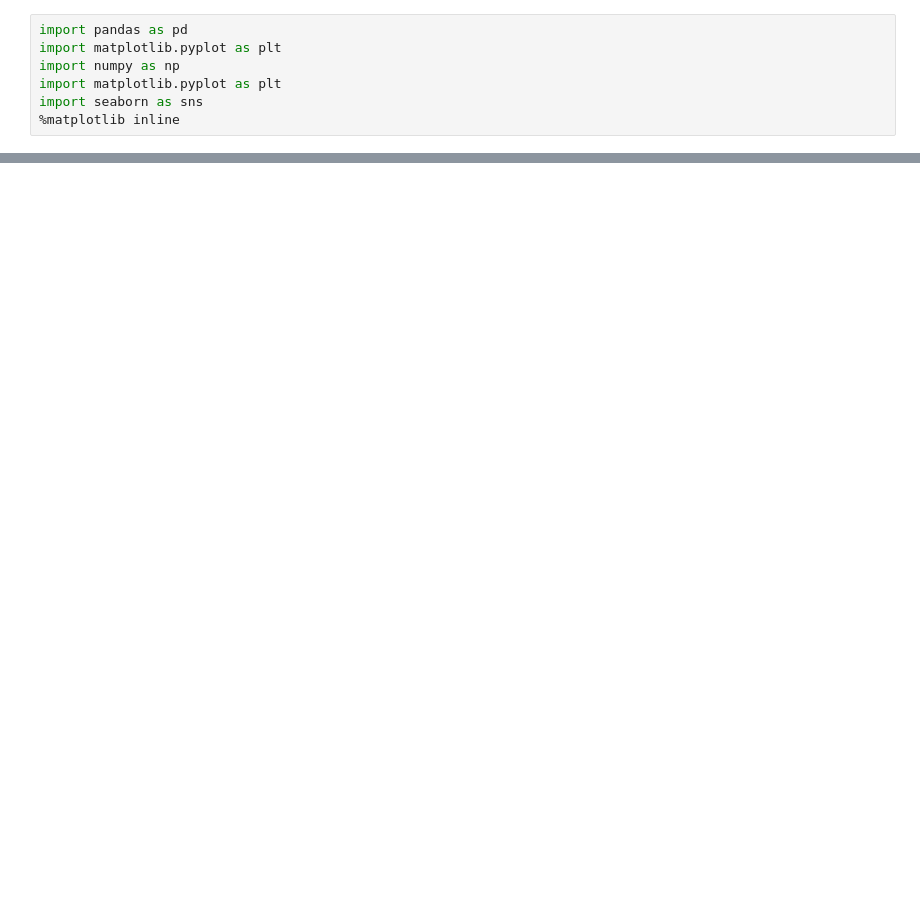
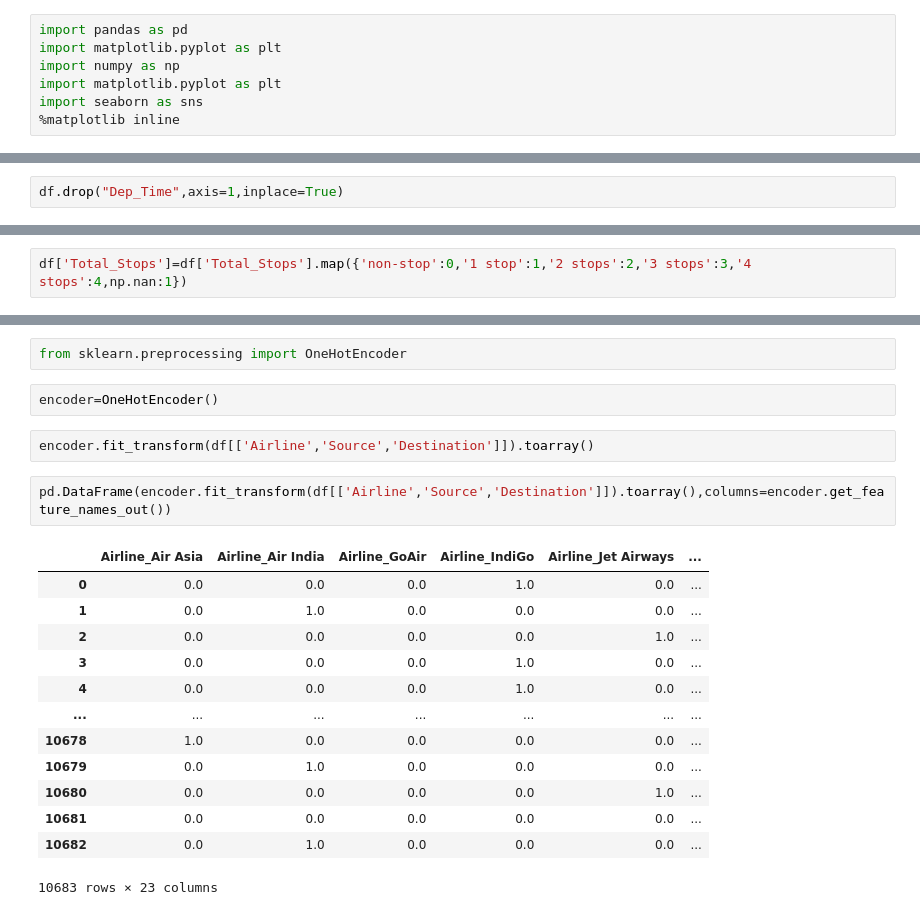
Before and after one commit to Mallesh-49/FLIGHT_PRICE_EDA, a Jupyter notebook: flight_price_EDA.ipynb, the cells around one changed output, grey strips where cells are left out. Cells and saved outputs as stored; diff of their text form; blank space fills up the shorter version.

```diff
--- a/flight_price_EDA.ipynb
+++ b/flight_price_EDA.ipynb
@@ -12,0 +232,2 @@ ImportError: Missing optional dependency 'openpyxl'.  Use pip or conda to instal
+# %%
+df.drop("Dep_Time",axis=1,inplace=True)
@@ -12,0 +249,2 @@ ImportError: Missing optional dependency 'openpyxl'.  Use pip or conda to instal
+# %%
+df['Total_Stops']=df['Total_Stops'].map({'non-stop':0,'1 stop':1,'2 stops':2,'3 stops':3,'4 stops':4,np.nan:1})
@@ -12,0 +295,22 @@ ImportError: Missing optional dependency 'openpyxl'.  Use pip or conda to instal
+# %%
+from sklearn.preprocessing import OneHotEncoder
+# %%
+encoder=OneHotEncoder()
+# %%
+encoder.fit_transform(df[['Airline','Source','Destination']]).toarray()
+# %%
+pd.DataFrame(encoder.fit_transform(df[['Airline','Source','Destination']]).toarray(),columns=encoder.get_feature_names_out())
+# %% [output]
+|  | Airline_Air Asia | Airline_Air India | Airline_GoAir | Airline_IndiGo | Airline_Jet Airways | ... |
+| 0 | 0.0 | 0.0 | 0.0 | 1.0 | 0.0 | ... |
+| 1 | 0.0 | 1.0 | 0.0 | 0.0 | 0.0 | ... |
+| 2 | 0.0 | 0.0 | 0.0 | 0.0 | 1.0 | ... |
+| 3 | 0.0 | 0.0 | 0.0 | 1.0 | 0.0 | ... |
+| 4 | 0.0 | 0.0 | 0.0 | 1.0 | 0.0 | ... |
+| ... | ... | ... | ... | ... | ... | ... |
+| 10678 | 1.0 | 0.0 | 0.0 | 0.0 | 0.0 | ... |
+| 10679 | 0.0 | 1.0 | 0.0 | 0.0 | 0.0 | ... |
+| 10680 | 0.0 | 0.0 | 0.0 | 0.0 | 1.0 | ... |
+| 10681 | 0.0 | 0.0 | 0.0 | 0.0 | 0.0 | ... |
+| 10682 | 0.0 | 1.0 | 0.0 | 0.0 | 0.0 | ... |
+10683 rows × 23 columns
```
Also changed, not shown: parts of 32 cells of this notebook.
